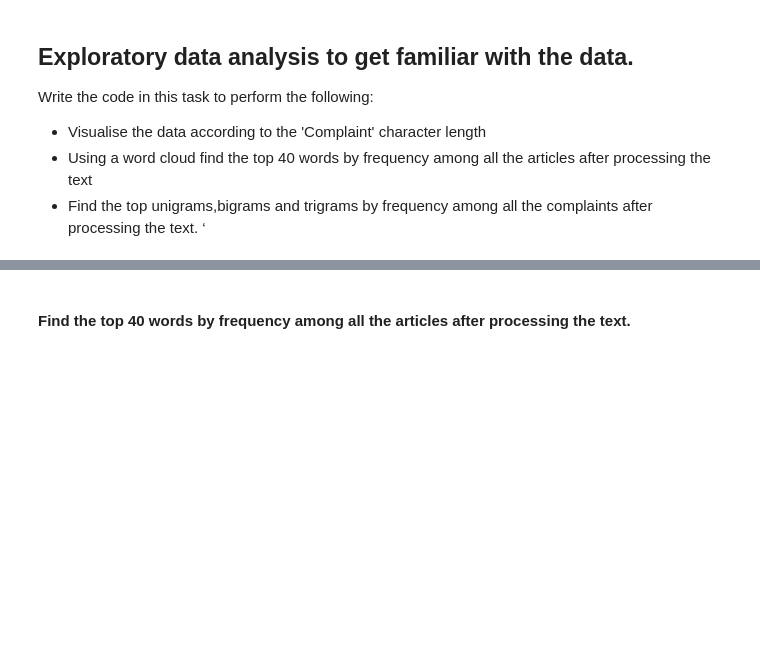
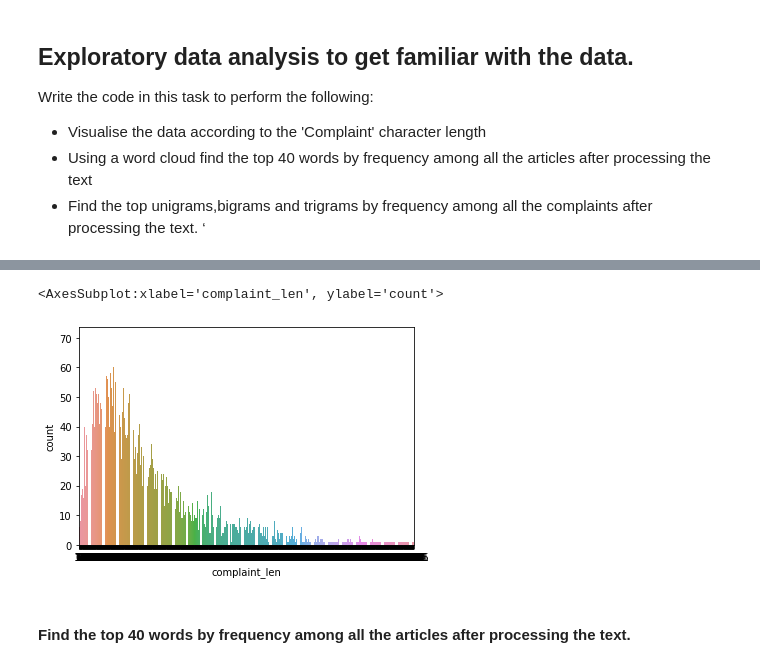
Before and after one commit to JamshedAhsan/Ticket-Classification-using-NLP, a Jupyter notebook: Automatic_Ticket_Classification_Assignment.ipynb, the cells around one changed output, grey strips where cells are left out. Drawn from its saved outputs; the diff is of its cells as text; code cells hidden in the pictures; blank space fills up the shorter version.

```diff
--- a/Automatic_Ticket_Classification_Assignment.ipynb
+++ b/Automatic_Ticket_Classification_Assignment.ipynb
@@ -259,2 +350,7 @@ Write the code in this task to perform the following:
+# %%
+sns.countplot(x='complaint_len', data=df_clean)
+# %% [output]
+<AxesSubplot:xlabel='complaint_len', ylabel='count'>
+[figure, added]
 # %% [markdown]
 #### Find the top 40 words by frequency among all the articles after processing the text.
```
Also changed, not shown: parts of 14 cells of this notebook.
